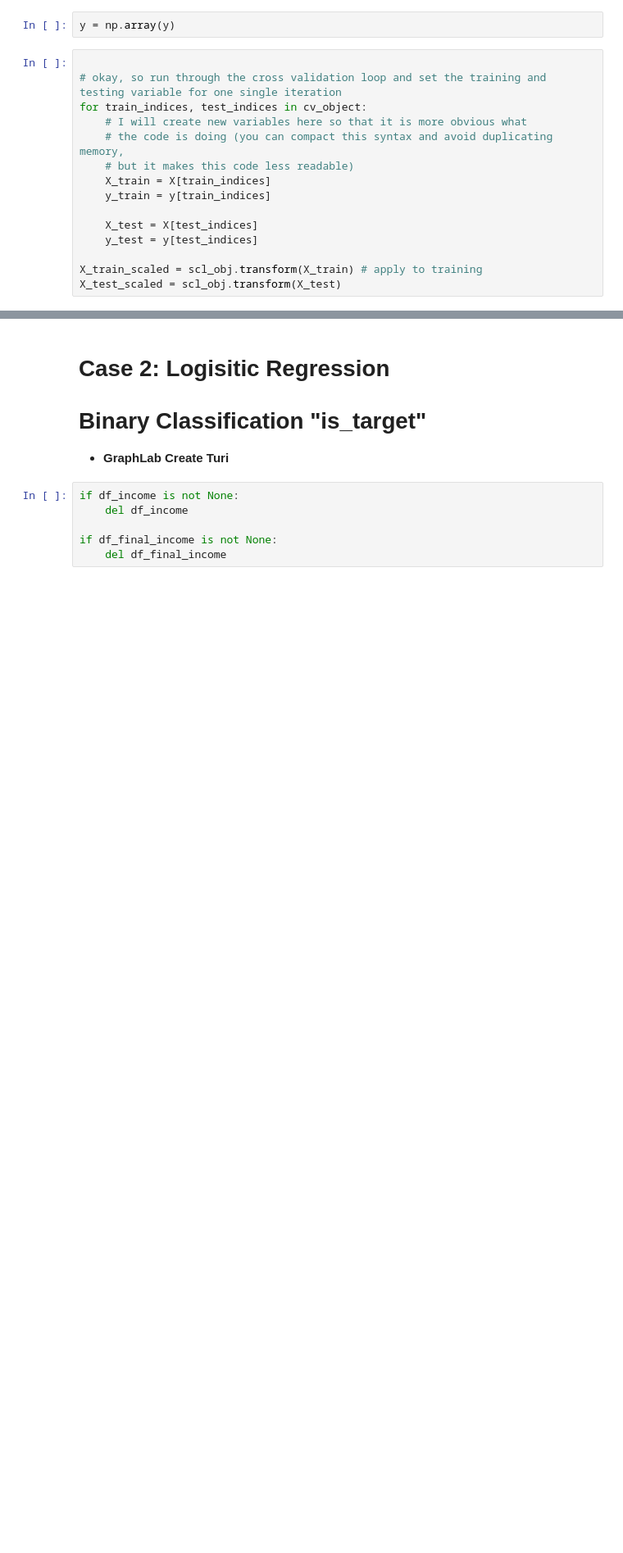
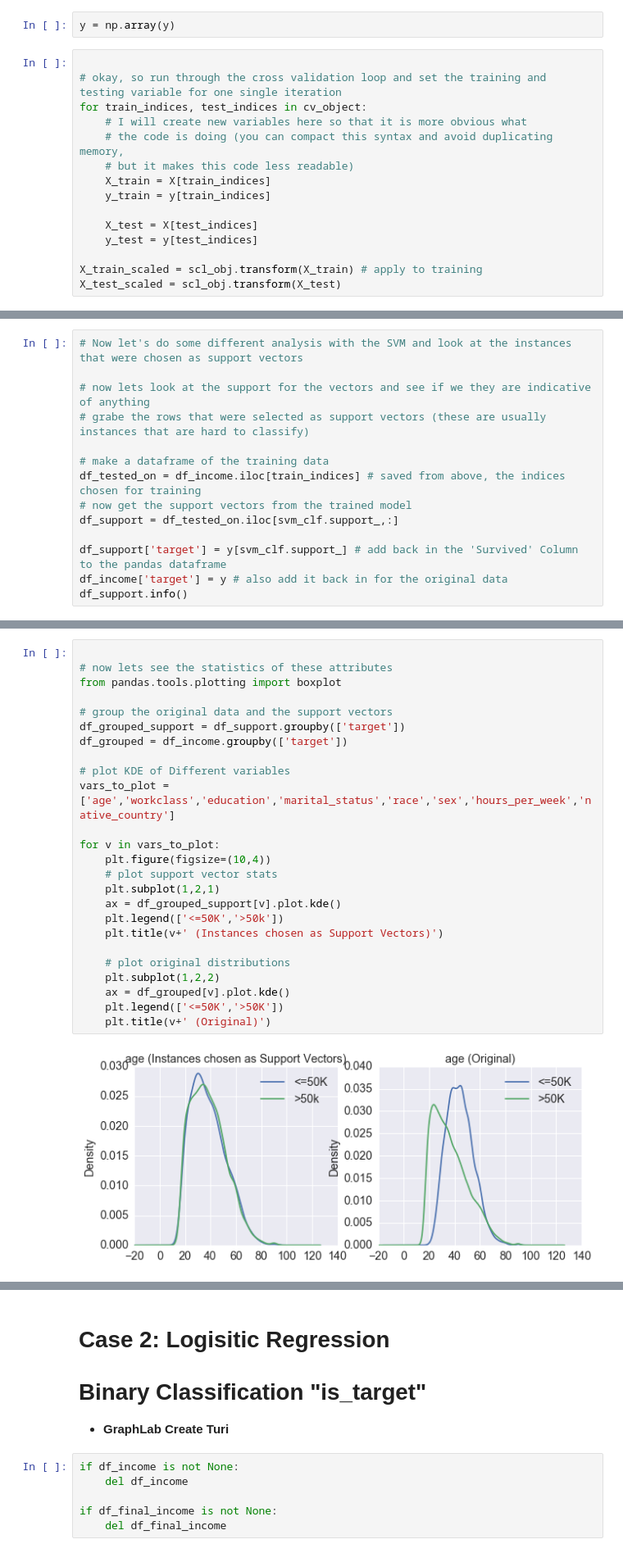
Before and after one commit to sanjayj/SMUMSDS2016, a Jupyter notebook: Minilab-Income-DS-.ipynb, the cells around one changed output, grey strips where cells are left out. Shown: that part at 82% size. Cells and saved outputs as stored; diff of their text form; blank space fills up the shorter version.

```diff
--- a/Minilab-Income-DS-.ipynb
+++ b/Minilab-Income-DS-.ipynb
@@ -654,0 +705,14 @@ print(conf)
+# %%
+# Now let's do some different analysis with the SVM and look at the instances that were chosen as support vectors
+
+# now lets look at the support for the vectors and see if we they are indicative of anything
+# grabe the rows that were selected as support vectors (these are usually instances that are hard to classify)
+
+# make a dataframe of the training data
+df_tested_on = df_income.iloc[train_indices] # saved from above, the indices chosen for training
+# now get the support vectors from the trained model
+df_support = df_tested_on.iloc[svm_clf.support_,:]
+
+df_support['target'] = y[svm_clf.support_] # add back in the 'Survived' Column to the pandas dataframe
+df_income['target'] = y # also add it back in for the original data
+df_support.info()
@@ -654,0 +744,27 @@ print(conf)
+# %%
+
+# now lets see the statistics of these attributes
+from pandas.tools.plotting import boxplot
+
+# group the original data and the support vectors
+df_grouped_support = df_support.groupby(['target'])
+df_grouped = df_income.groupby(['target'])
+
+# plot KDE of Different variables
+vars_to_plot = ['age','workclass','education','marital_status','race','sex','hours_per_week','native_country']
+
+for v in vars_to_plot:
+    plt.figure(figsize=(10,4))
+    # plot support vector stats
+    plt.subplot(1,2,1)
+    ax = df_grouped_support[v].plot.kde()
+    plt.legend(['<=50K','>50k'])
+    plt.title(v+' (Instances chosen as Support Vectors)')
+
+    # plot original distributions
+    plt.subplot(1,2,2)
+    ax = df_grouped[v].plot.kde()
+    plt.legend(['<=50K','>50K'])
+    plt.title(v+' (Original)')
+# %% [output]
+[figure, added]
```
Also changed, not shown: parts of 12 cells of this notebook.
